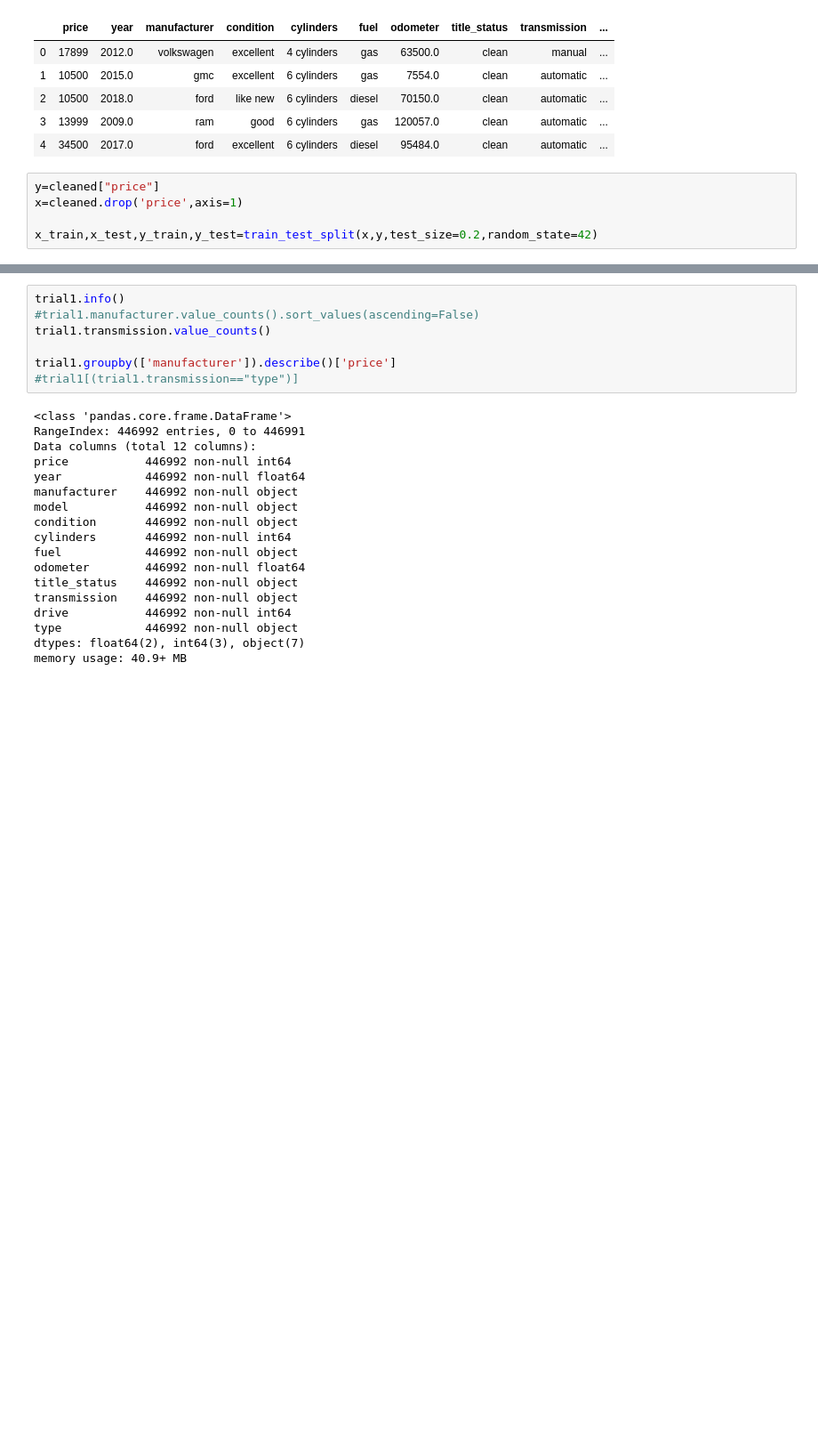
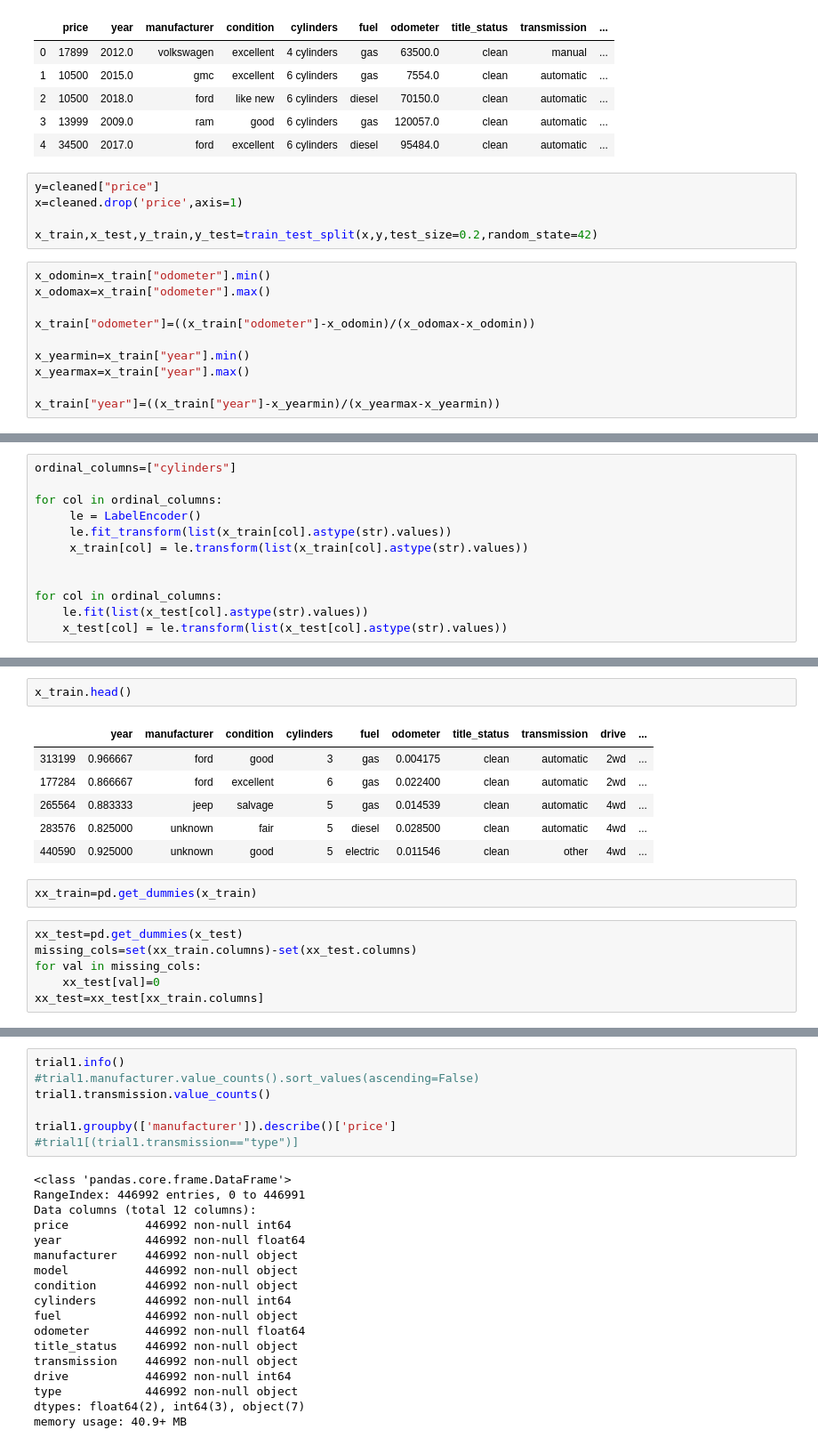
Before and after one commit to sukesh-reddy/Used-Cars-Analysis, a Jupyter notebook: modelling.ipynb, the cells around one changed output, grey strips where cells are left out. Shown: that part at 89% size. Cells and saved outputs as stored; diff of their text form; blank space fills up the shorter version.

```diff
--- a/modelling.ipynb
+++ b/modelling.ipynb
@@ -52,3 +55,13 @@ y=cleaned["price"]
 x=cleaned.drop('price',axis=1)
 
 x_train,x_test,y_train,y_test=train_test_split(x,y,test_size=0.2,random_state=42)
+# %%
+x_odomin=x_train["odometer"].min()
+x_odomax=x_train["odometer"].max()
+
+x_train["odometer"]=((x_train["odometer"]-x_odomin)/(x_odomax-x_odomin))
+
+x_yearmin=x_train["year"].min()
+x_yearmax=x_train["year"].max()
+
+x_train["year"]=((x_train["year"]-x_yearmin)/(x_yearmax-x_yearmin))
@@ -54,0 +107,12 @@ x_train,x_test,y_train,y_test=train_test_split(x,y,test_size=0.2,random_state=42
+# %%
+ordinal_columns=["cylinders"]
+
+for col in ordinal_columns:
+     le = LabelEncoder()
+     le.fit_transform(list(x_train[col].astype(str).values))
+     x_train[col] = le.transform(list(x_train[col].astype(str).values))
+
+
+for col in ordinal_columns:
+    le.fit(list(x_test[col].astype(str).values))
+    x_test[col] = le.transform(list(x_test[col].astype(str).values))
@@ -54,0 +130,17 @@ x_train,x_test,y_train,y_test=train_test_split(x,y,test_size=0.2,random_state=42
+# %%
+x_train.head()
+# %% [output]
+|  | year | manufacturer | condition | cylinders | fuel | odometer | title_status | transmission | drive | ... |
+| 313199 | 0.966667 | ford | good | 3 | gas | 0.004175 | clean | automatic | 2wd | ... |
+| 177284 | 0.866667 | ford | excellent | 6 | gas | 0.022400 | clean | automatic | 2wd | ... |
+| 265564 | 0.883333 | jeep | salvage | 5 | gas | 0.014539 | clean | automatic | 4wd | ... |
+| 283576 | 0.825000 | unknown | fair | 5 | diesel | 0.028500 | clean | automatic | 4wd | ... |
+| 440590 | 0.925000 | unknown | good | 5 | electric | 0.011546 | clean | other | 4wd | ... |
+# %%
+xx_train=pd.get_dummies(x_train)
+# %%
+xx_test=pd.get_dummies(x_test)
+missing_cols=set(xx_train.columns)-set(xx_test.columns)
+for val in missing_cols:
+    xx_test[val]=0
+xx_test=xx_test[xx_train.columns]
```
Also changed, not shown: parts of 9 cells of this notebook.
